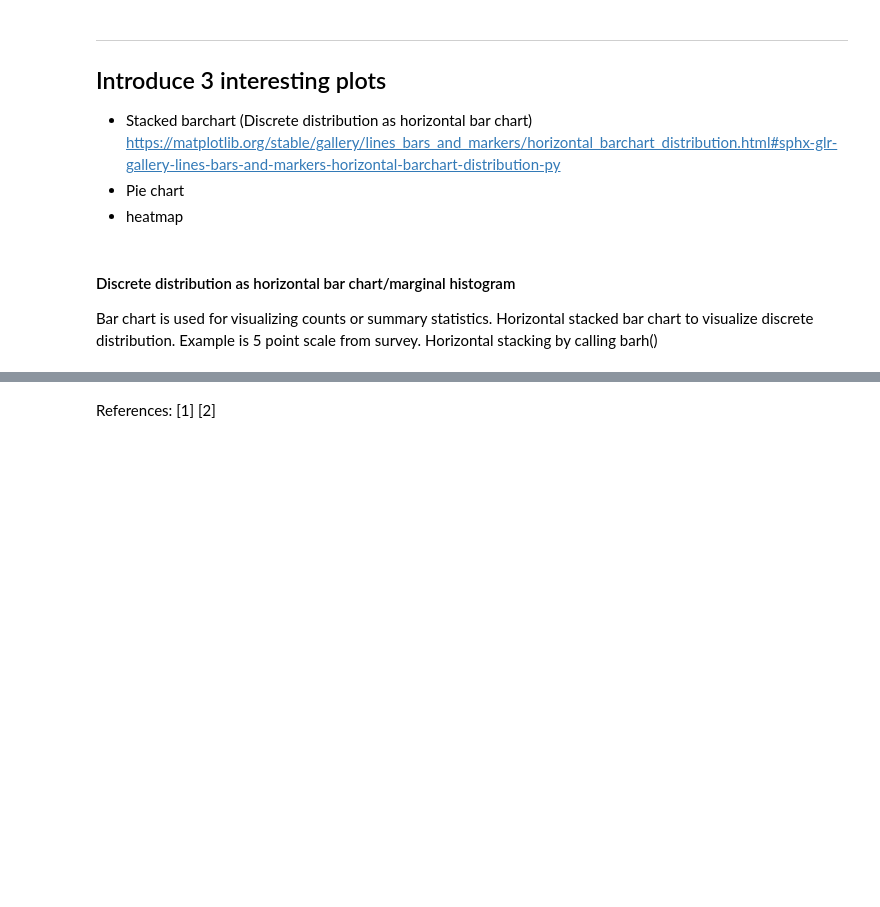
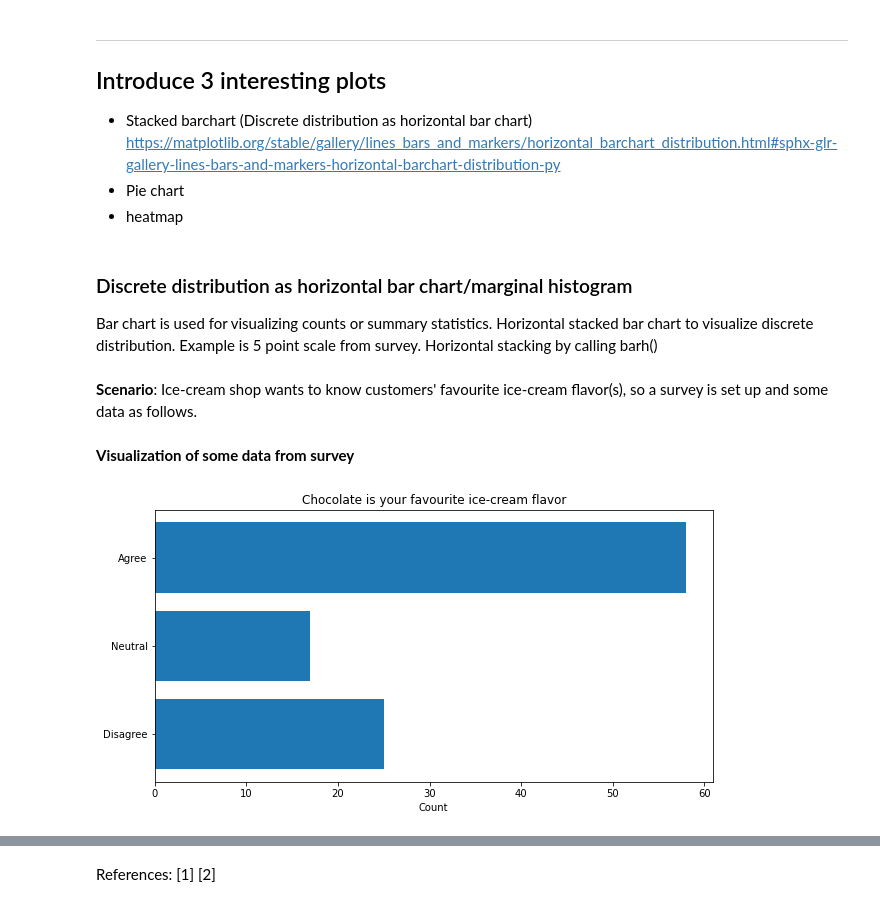
Before and after one commit to HazelIP/Fundamental_DA, a Jupyter notebook: pyplot/pyplot.ipynb, the cells around one changed output, grey strips where cells are left out. Drawn from its saved outputs; the diff is of its cells as text; code cells hidden in the pictures; blank space fills up the shorter version.

Commit message:
added horizontal bar chart

```diff
--- a/pyplot/pyplot.ipynb
+++ b/pyplot/pyplot.ipynb
@@ -109,5 +111,29 @@ https://matplotlib.org/stable/gallery/lines_bars_and_markers/horizontal_barchart
 - Pie chart
 - heatmap
 # %% [markdown]
-#### Discrete distribution as horizontal bar chart/marginal histogram <br>
+### Discrete distribution as horizontal bar chart/marginal histogram <br>
 Bar chart is used for visualizing counts or summary statistics. Horizontal stacked bar chart to visualize discrete distribution. Example is 5 point scale from survey. Horizontal stacking by calling barh()
+# %% [markdown]
+**Scenario**: Ice-cream shop wants to know customers' favourite ice-cream flavor(s), so a survey is set up and some data as follows.
+# %% [markdown]
+**Visualization of some data from survey**
+# %%
+#simple horizontal barchart
+
+fig,ax = plt.subplots(figsize=(10,5))
+
+category = ('Disagree', 'Neutral', 'Agree')
+y_pos = np.arange(len(category))
+chocolate = [25, 17, 58]
+
+#ax.barh(y_pos, data)
+ax.barh(y_pos, chocolate, align='center')
+ax.set_yticks(y_pos)
+ax.set_yticklabels(category)
+
+ax.set_xlabel('Count')
+ax.set_title('Chocolate is your favourite ice-cream flavor')
+
+plt.show()
+# %% [output]
+[figure, added]
```
Also changed, not shown: parts of 12 cells of this notebook, 6 other files.
